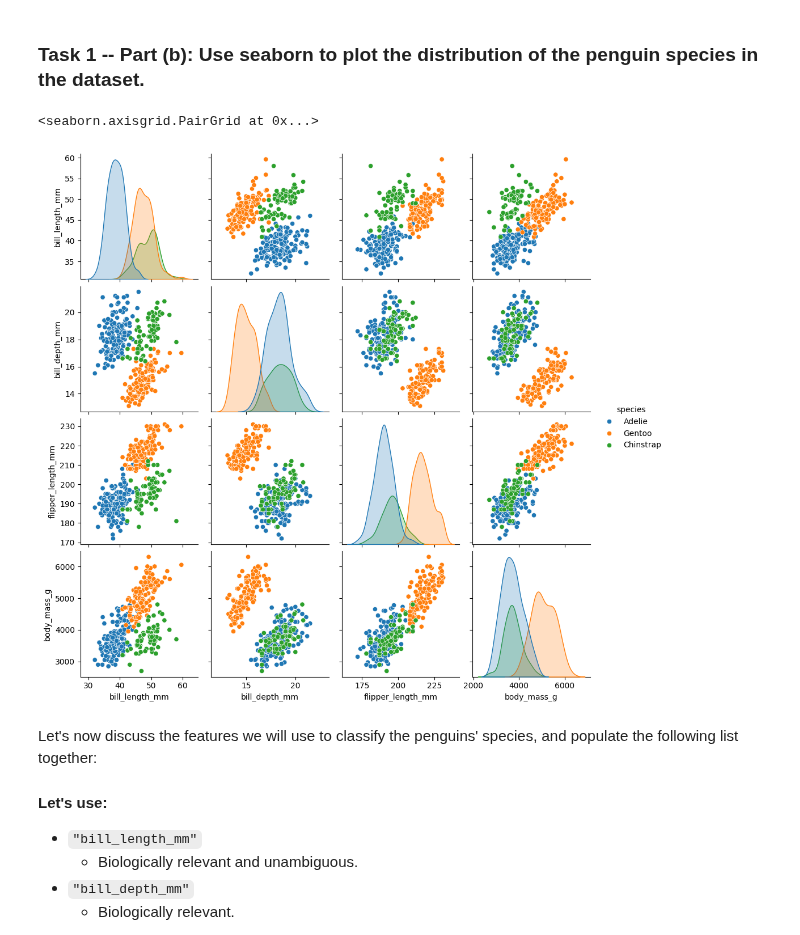
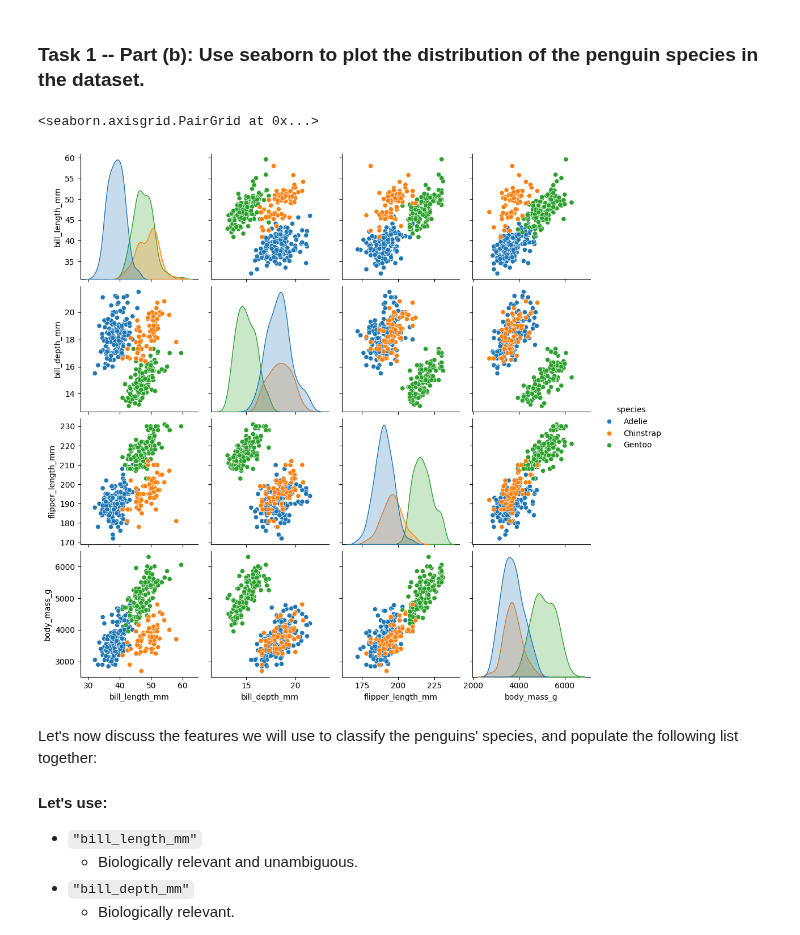
Before and after one commit to Cambridge-ICCS/practical-ml-with-pytorch, a Jupyter notebook: worked-solutions/01_penguin_classification_solutions.ipynb, the cells around one changed output. Drawn from its saved outputs; the diff is of its cells as text; code cells hidden in the pictures.

```diff
--- a/worked-solutions/01_penguin_classification_solutions.ipynb
+++ b/worked-solutions/01_penguin_classification_solutions.ipynb
@@ -69,10 +69,22 @@ Name: count, dtype: int64
 ### Task 1 -- Part (b): Use seaborn to plot the distribution of the penguin species in the dataset.
 # %%
 import seaborn as sns
-sns.pairplot(data.drop("year", axis=1), hue='species')
+
+species_palette = {
+    "Adelie": sns.color_palette()[0],     # Blue
+    "Chinstrap": sns.color_palette()[1],  # Orange
+    "Gentoo": sns.color_palette()[2],     # Green
+}
+
+sns.pairplot(
+    data.drop("year", axis=1),
+    hue="species",
+    palette=species_palette,
+    hue_order=["Adelie", "Chinstrap", "Gentoo"],  # optional but ensures order
+)
 # %% [output]
 <seaborn.axisgrid.PairGrid at 0x...>
-[figure, old version]
+[figure, new version]
 # %% [markdown]
 Let's now discuss the features we will use to classify the penguins' species, and populate the following list together:
 
```
Also changed, not shown: parts of 8 cells of this notebook, 1 other file.
